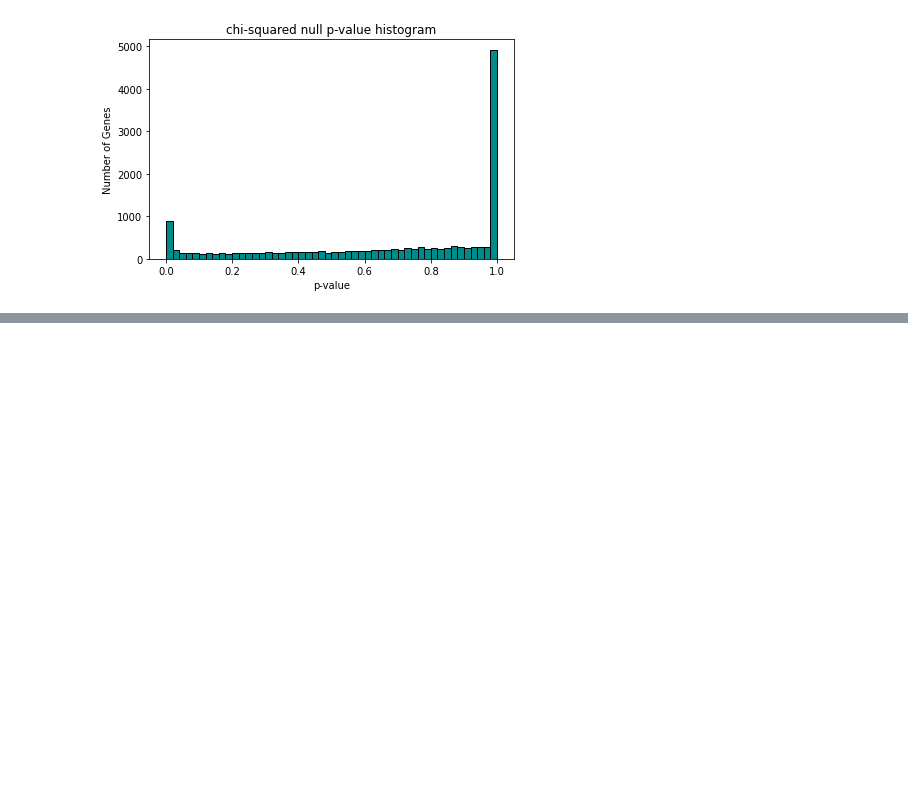
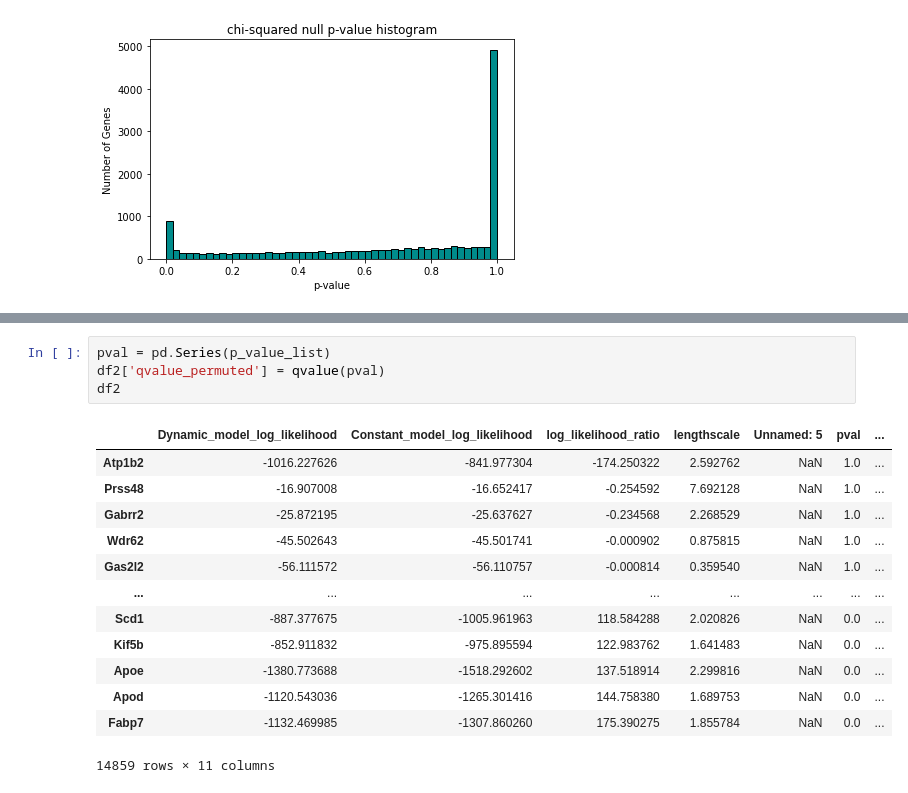
Before and after one commit to ManchesterBioinference/GPcounts, a Jupyter notebook: paper_notebooks/MOUSE_OB_Spatial/spatial_data_pvalue_hist.ipynb, the cells around one changed output, grey strips where cells are left out. Drawn from its saved outputs; the diff is of its cells as text; blank space fills up the shorter version.

```diff
--- a/paper_notebooks/MOUSE_OB_Spatial/spatial_data_pvalue_hist.ipynb
+++ b/paper_notebooks/MOUSE_OB_Spatial/spatial_data_pvalue_hist.ipynb
@@ -80,0 +147,18 @@ plt.tight_layout()
+# %%
+pval = pd.Series(p_value_list)
+df2['qvalue_permuted'] = qvalue(pval)
+df2
+# %% [output]
+|  | Dynamic_model_log_likelihood | Constant_model_log_likelihood | log_likelihood_ratio | lengthscale | Unnamed: 5 | pval | ... |
+| Atp1b2 | -1016.227626 | -841.977304 | -174.250322 | 2.592762 | NaN | 1.0 | ... |
+| Prss48 | -16.907008 | -16.652417 | -0.254592 | 7.692128 | NaN | 1.0 | ... |
+| Gabrr2 | -25.872195 | -25.637627 | -0.234568 | 2.268529 | NaN | 1.0 | ... |
+| Wdr62 | -45.502643 | -45.501741 | -0.000902 | 0.875815 | NaN | 1.0 | ... |
+| Gas2l2 | -56.111572 | -56.110757 | -0.000814 | 0.359540 | NaN | 1.0 | ... |
+| ... | ... | ... | ... | ... | ... | ... | ... |
+| Scd1 | -887.377675 | -1005.961963 | 118.584288 | 2.020826 | NaN | 0.0 | ... |
+| Kif5b | -852.911832 | -975.895594 | 122.983762 | 1.641483 | NaN | 0.0 | ... |
+| Apoe | -1380.773688 | -1518.292602 | 137.518914 | 2.299816 | NaN | 0.0 | ... |
+| Apod | -1120.543036 | -1265.301416 | 144.758380 | 1.689753 | NaN | 0.0 | ... |
+| Fabp7 | -1132.469985 | -1307.860260 | 175.390275 | 1.855784 | NaN | 0.0 | ... |
+14859 rows × 11 columns
```
Also changed, not shown: parts of 10 cells of this notebook, 7 other files.
